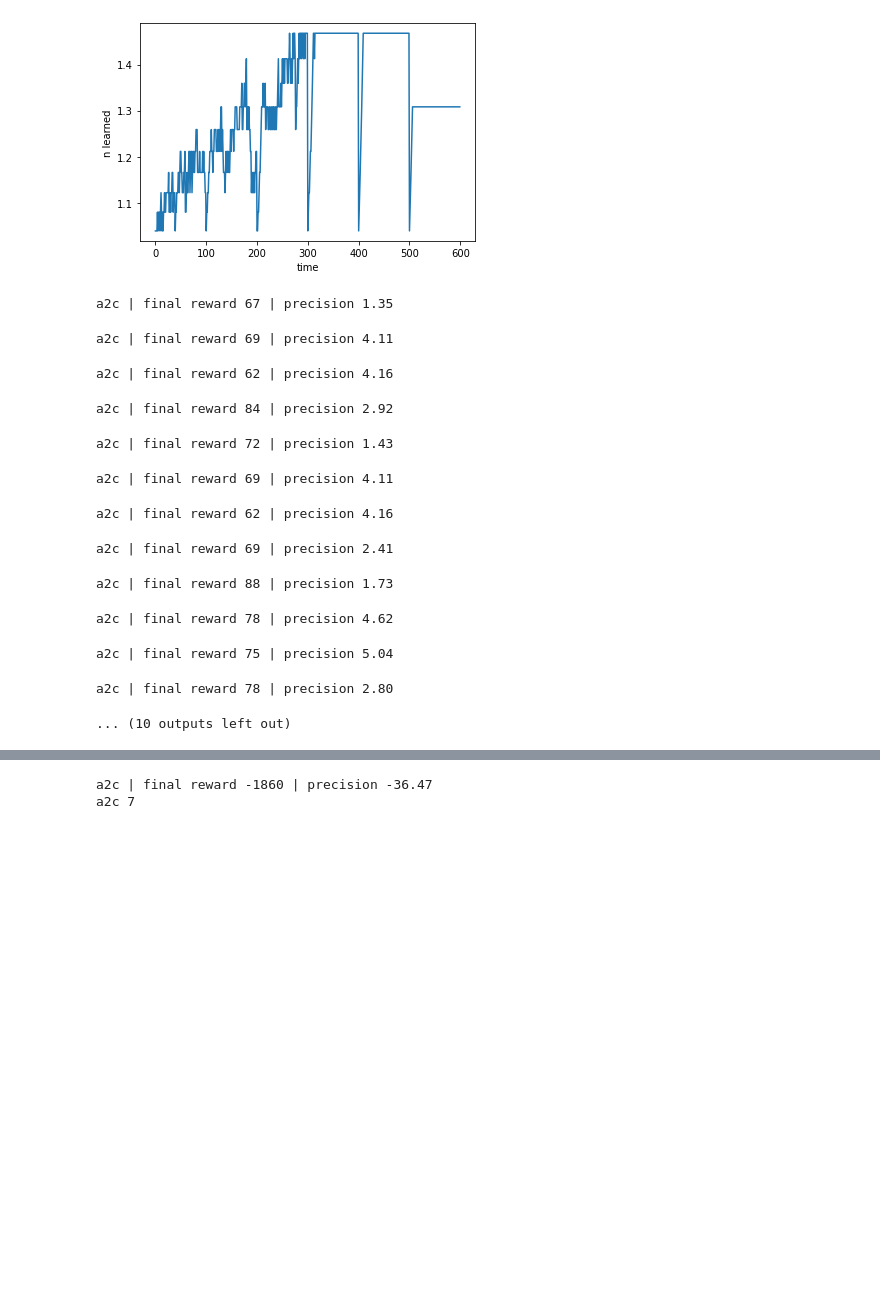
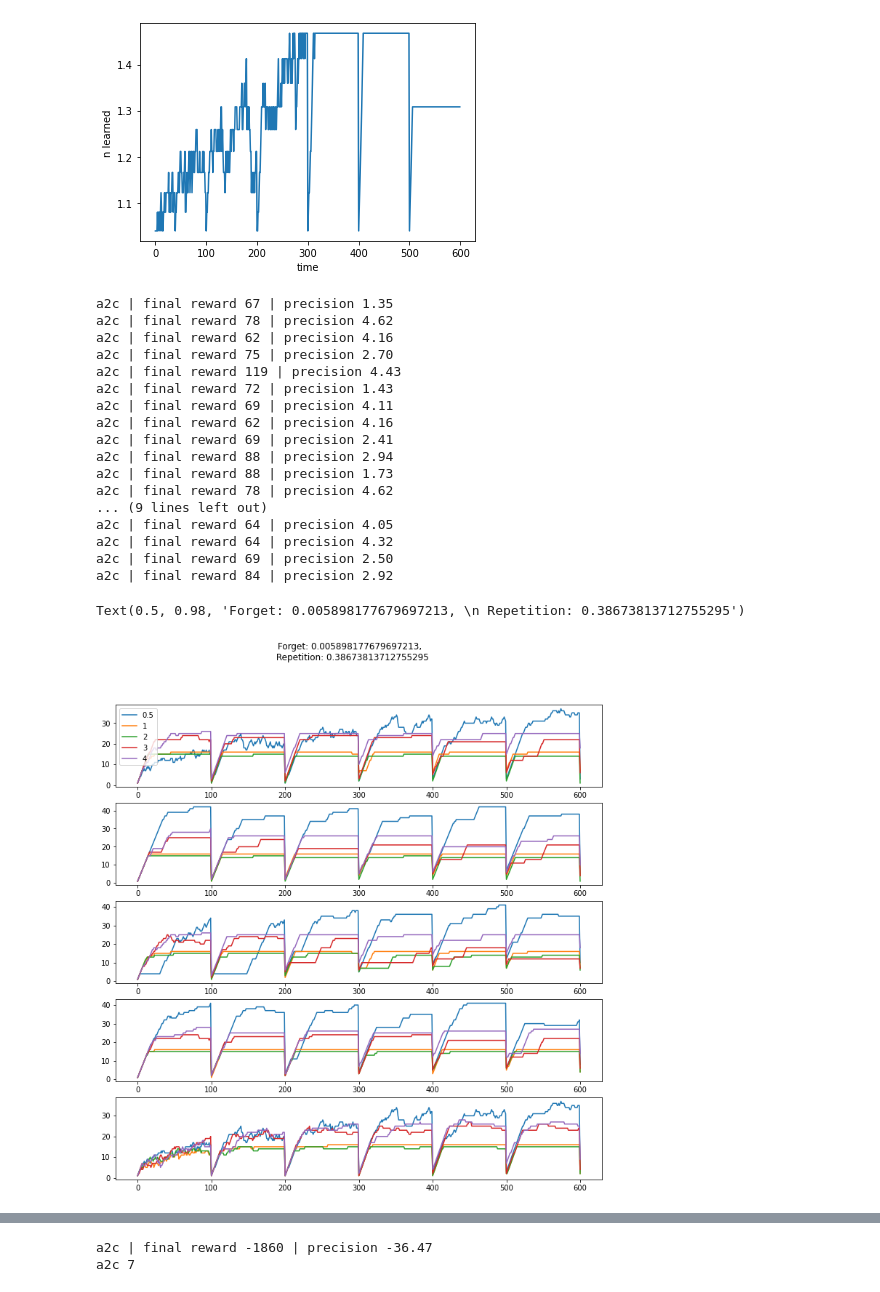
Before and after one commit to AurelienNioche/ActiveTeachingCollaborative, a Jupyter notebook: planning/using-a2c/check_discontinuous_runs.ipynb, the cells around one changed output, grey strips where cells are left out. Drawn from its saved outputs; the diff is of its cells as text; code cells hidden in the pictures; blank space fills up the shorter version.

```diff
--- a/planning/using-a2c/check_discontinuous_runs.ipynb
+++ b/planning/using-a2c/check_discontinuous_runs.ipynb
@@ -103,39 +102,45 @@ labels = [0.5, 1, 2, 3]
 # %%
-fig, axs = plt.subplots(5, figsize=(12, 8))
+fig, axs = plt.subplots(5, figsize=(12, 12))
 for i in range(5):
     for j in range(len(ms)):
         r1, a1 = run_one_episode(env, ms[j], i)
         r1 = np.log10(np.array(r1)) * env.n_item
 #         nl1 = np.array(r1)#*env.n_item
     #     nl1 = np.log10(nl1) * env1.n_item
         axs[i].plot(r1, label=labels[j])
 #         print('a2c', np.sum(nl1))
 
 #         r2, a2 = run_one_episode(env1, policy, i)
 #         nl2 = np.array(r2)#*env.n_item
 #     #     nl2 = np.log10(nl2) * env1.n_item
 #         axs[i].plot(nl2, color='r', label='Conservative')
 #         axs[i].set_ylim(0,60)
 #         print('cons', np.sum(nl2))
 
 axs[0].legend()
 
 fig.suptitle('Forget: {}, \n Repetition: {}'.format(env1.all_forget_rates.mean(), env1.all_repetition_rates.mean()))
 # axs[0, 0].set_title('A2C')
 # axs[0, 1].set_title('Conservative')
 # %% [output]
 a2c | final reward 67 | precision 1.35
+a2c | final reward 78 | precision 4.62
+a2c | final reward 62 | precision 4.16
+a2c | final reward 75 | precision 2.70
+a2c | final reward 119 | precision 4.43
+a2c | final reward 72 | precision 1.43
+a2c | final reward 69 | precision 4.11
+a2c | final reward 62 | precision 4.16
+a2c | final reward 69 | precision 2.41
+a2c | final reward 88 | precision 2.94
+a2c | final reward 88 | precision 1.73
+a2c | final reward 78 | precision 4.62
+... (9 lines left out)
+a2c | final reward 64 | precision 4.05
+a2c | final reward 64 | precision 4.32
+a2c | final reward 69 | precision 2.50
+a2c | final reward 84 | precision 2.92
-a2c | final reward 69 | precision 4.11
+Text(0.5, 0.98, 'Forget: 0.005898177679697213, \n Repetition: 0.38673813712755295')
-a2c | final reward 62 | precision 4.16
-a2c | final reward 84 | precision 2.92
-a2c | final reward 72 | precision 1.43
-a2c | final reward 69 | precision 4.11
-a2c | final reward 62 | precision 4.16
-a2c | final reward 69 | precision 2.41
-a2c | final reward 88 | precision 1.73
-a2c | final reward 78 | precision 4.62
-a2c | final reward 75 | precision 5.04
-a2c | final reward 78 | precision 2.80
-... (10 outputs left out)
+[figure, added]
 # %%
 env1=env
```
Also changed, not shown: parts of 8 cells of this notebook, 1 other file.
